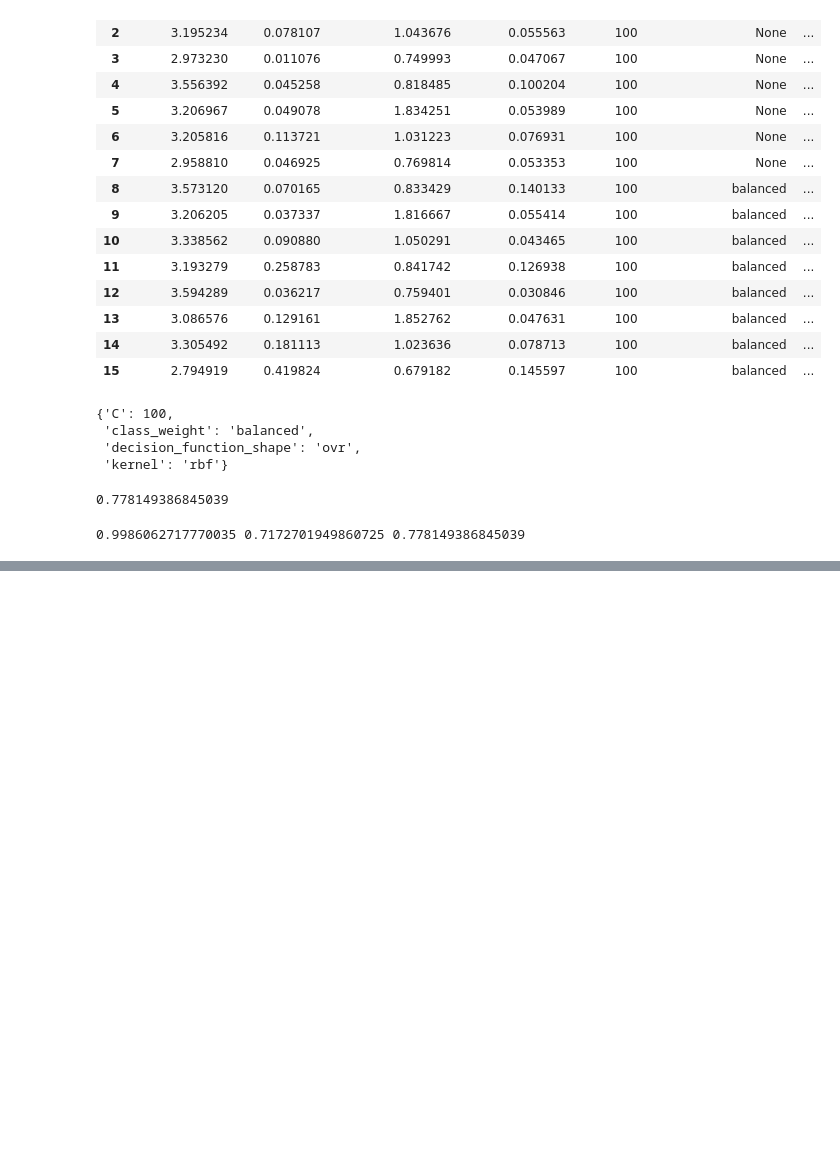
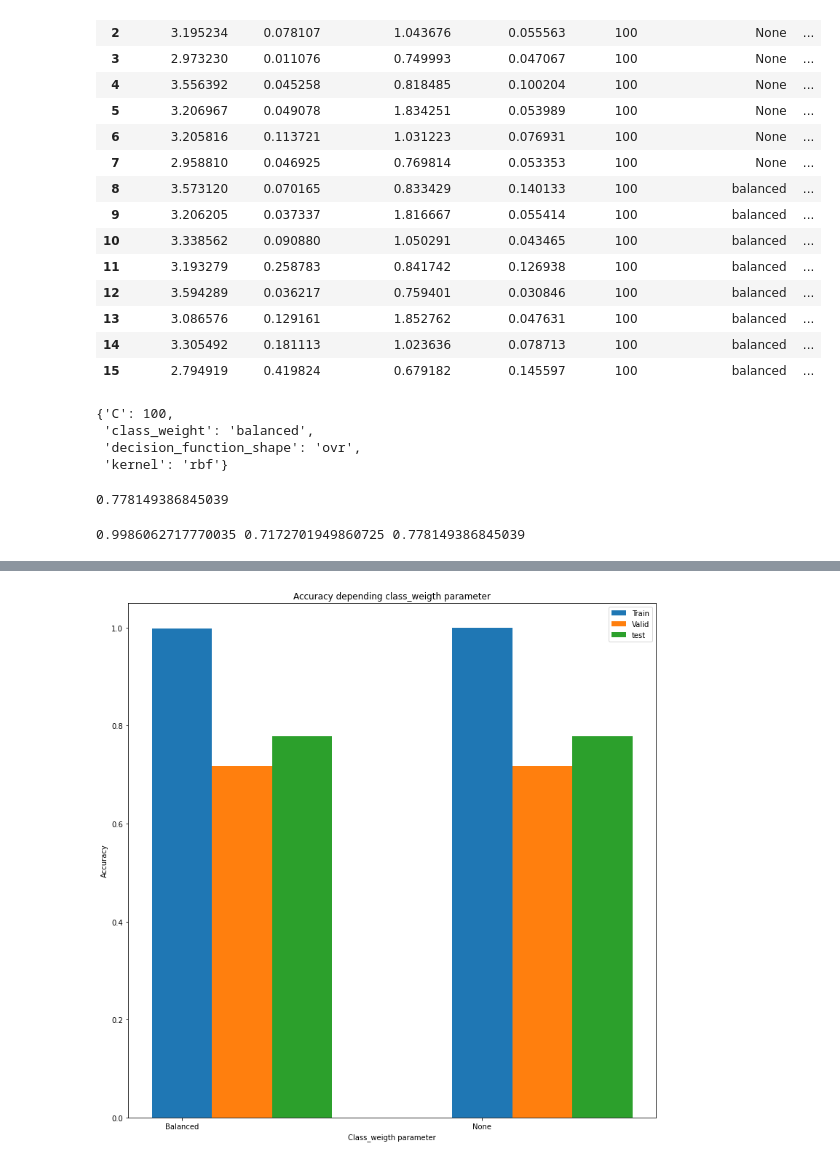
Before and after one commit to hanzopgp/MasterArtificialIntelligencePTs, a Jupyter notebook: S3/RDFIA/TME/TME1/1_c_SVM.ipynb, the cells around one changed output, grey strips where cells are left out. Saved outputs shown, nothing was run; the diff lists cells and outputs as text; code cells hidden in the pictures; blank space fills up the shorter version.

```diff
--- a/S3/RDFIA/TME/TME1/1_c_SVM.ipynb
+++ b/S3/RDFIA/TME/TME1/1_c_SVM.ipynb
@@ -211,0 +284,19 @@ print(acc1, acc2, acc3)
+# %%
+plt.figure(figsize=(13,13))
+
+X_axis = np.arange(len(diff_class_weight))
+
+diff_class_weight = np.array(diff_class_weight).T
+
+plt.bar(X_axis, diff_class_weight[0], 0.2, label = 'Train')
+plt.bar(X_axis + 0.2, diff_class_weight[1], 0.2, label = 'Valid')
+plt.bar(X_axis + 0.4, diff_class_weight[2], 0.2, label = 'test')
+
+plt.xticks(X_axis, ["Balanced", "None"])
+plt.xlabel("Class_weigth parameter")
+plt.ylabel("Accuracy")
+plt.title("Accuracy depending class_weigth parameter")
+plt.legend()
+plt.show()
+# %% [output]
+[figure, added]
```
Also changed, not shown: parts of 8 cells of this notebook.
